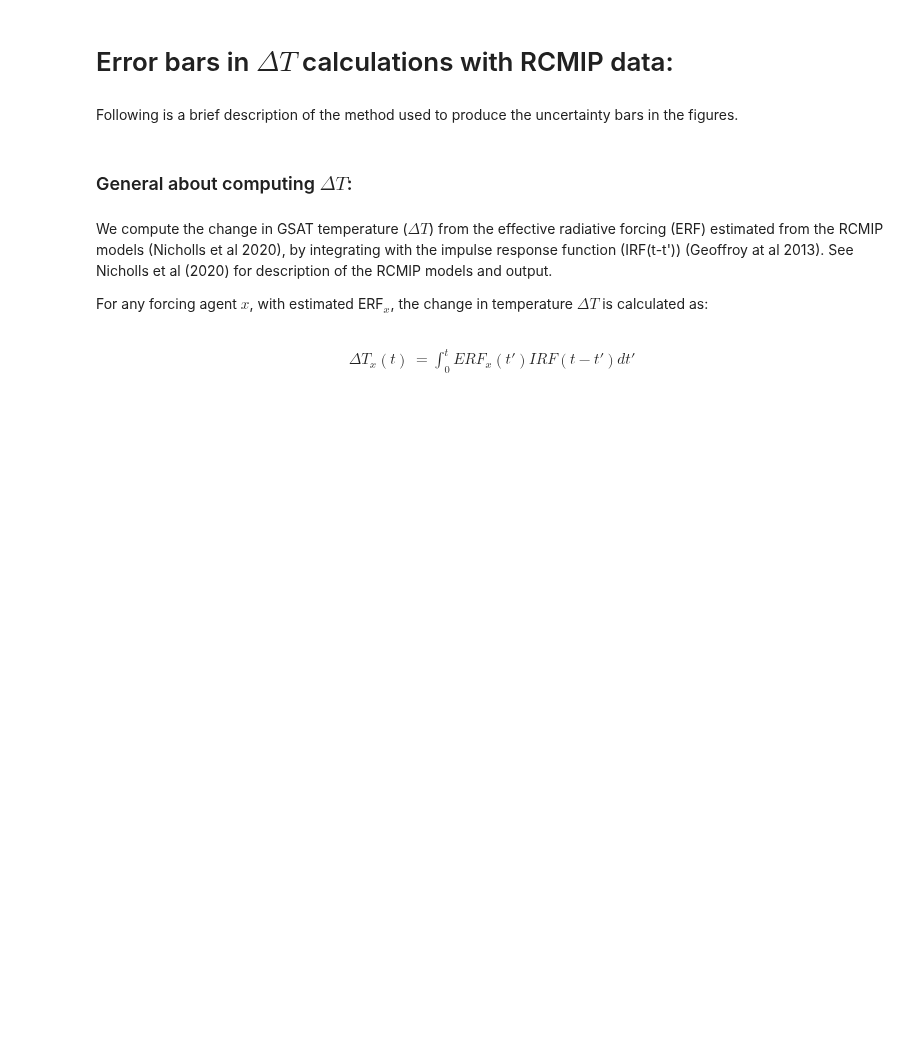
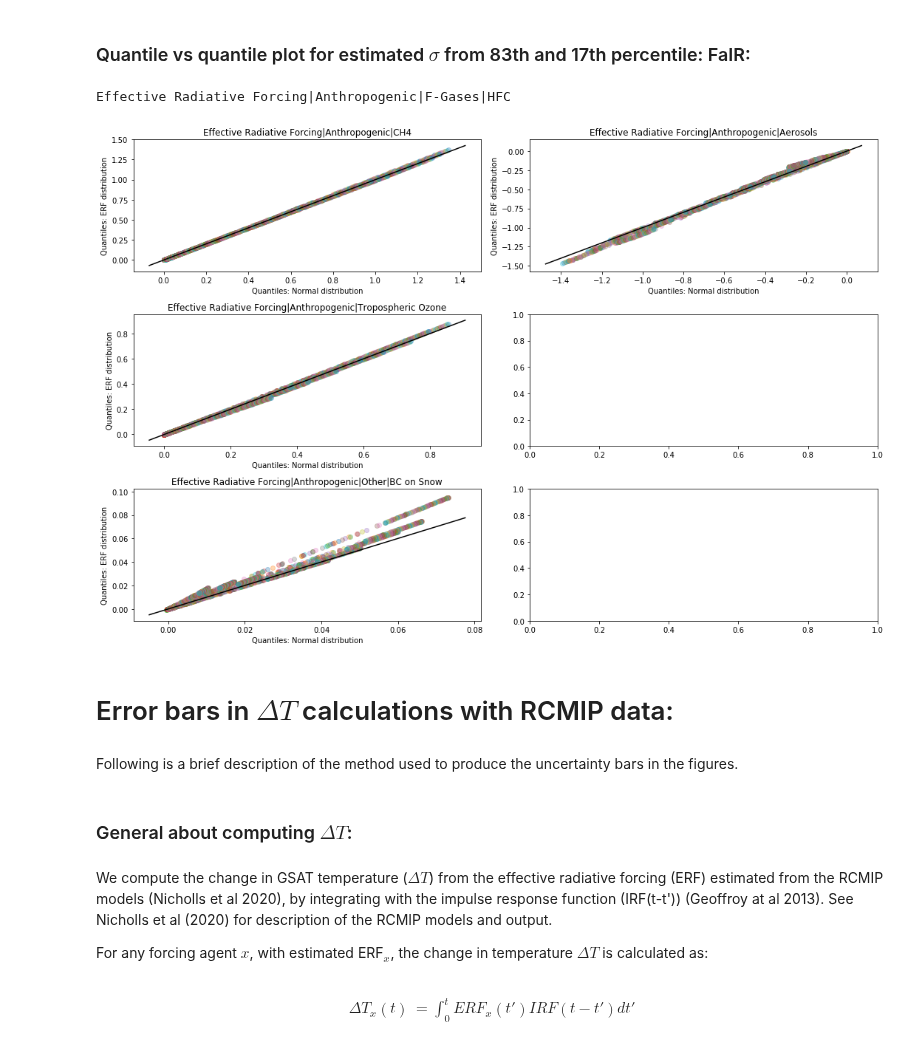
Before and after one commit to sarambl/AR6_CH6_RCMIPFIGS, a Jupyter notebook: ar6_ch6_rcmipfigs/notebooks/percentiles.ipynb, the cells around one changed output. Drawn from its saved outputs; the diff is of its cells as text; code cells hidden in the pictures; blank space fills up the shorter version.

```diff
--- a/ar6_ch6_rcmipfigs/notebooks/percentiles.ipynb
+++ b/ar6_ch6_rcmipfigs/notebooks/percentiles.ipynb
@@ -1,3 +149,50 @@
+# %%
+q_l_fair = [0,5, 10, 17, 33, 50, 67, 83,90,95,100]
+tq_l_fair = ['|%sth quantile'%q for q in q_l_fair]
+# %%
+ds_fair = ds.sel(climatemodel='FaIR-1.5-ENS')
+# %% [markdown]
+### Quantile vs quantile plot for estimated $\sigma$ from 83th and 17th percentile: FaIR:
+# %%
+from scipy.stats import norm#.cdf#(x, loc=0, scale=1)
+import numpy as np
+scn='ssp370'
+quantile='quantile'
+ds_f_s = ds_fair.sel(scenario=scn)
+fig,axs = plt.subplots(3,2, figsize=[15,10])
+for var, ax in zip(variables_erf_comp, axs.flatten()):
+    varl = [var+tq for tq in tq_l_fair]
+    try:
+        da = ds_f_s[varl].squeeze().to_array(dim=quantile)#['aad']
+        da[quantile]=q_l_fair
+
+        for t,i in zip(da.time, range(len(da.time))):
+            _da = da.sel(time=t)
+            med = _da.sel(quantile=50)
+            sig = _da.sel(quantile=83, method='nearest')-_da.sel(quantile=50)#/2
+            sig = (_da.sel(quantile=83)-_da.sel(quantile=17))/2
+            dis=[]
+            for q in q_l_fair:
+                dis.append(norm.ppf(q/100., med, sig))
+            dis=np.array(dis)
+
+            ax.scatter(dis, _da, alpha=.3)#, c=da['time'])
+        xlim = ax.get_xlim()
+        ylim = ax.get_ylim()
+        ax.plot(xlim,xlim,c='k')
+        ax.set_title(var)
+        ax.set_xlabel('Quantiles: Normal distribution')
+        ax.set_ylabel('Quantiles: ERF distribution')
+
+    except KeyError:
+        print(var)
+    #das = [ds_f_s[v].squeeze() for v in varl ]
+    #for t in ds_f_s['time']:
+    #    _ds = ds_f_s.sel(time=t, )
+fig.tight_layout()
+# %% [output]
+Effective Radiative Forcing|Anthropogenic|F-Gases|HFC
+[figure, added]
 # %% [markdown]
 # Error bars in $\Delta T$ calculations with RCMIP data:
 # %% [markdown]
```
Also changed, not shown: parts of 23 cells of this notebook, 11 other files.
